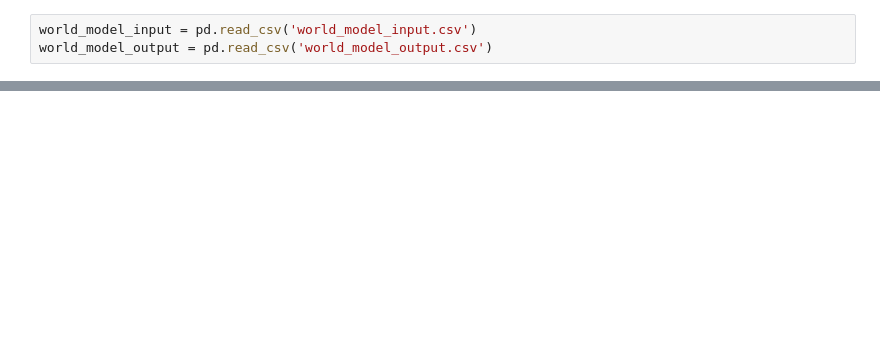
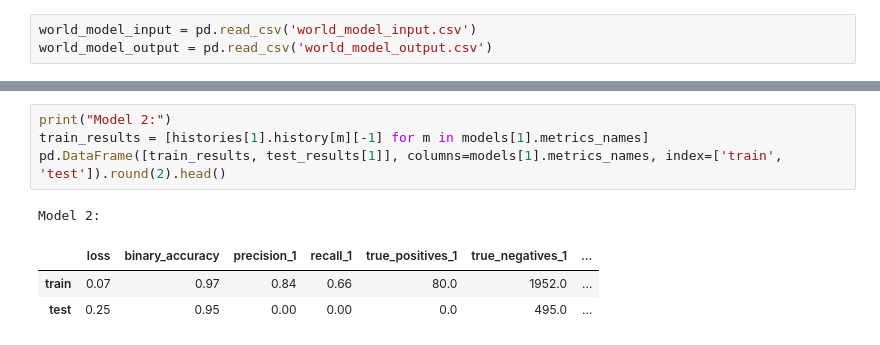
Before and after one commit to ethanharvey98/LLCPS, a Jupyter notebook: world_model.ipynb, the cells around one changed output, grey strips where cells are left out. Cells and saved outputs as stored; diff of their text form; blank space fills up the shorter version.

```diff
--- a/world_model.ipynb
+++ b/world_model.ipynb
@@ -82,0 +96,9 @@ mean_squared_error(y_test, model.predict(x_test))
+# %%
+print("Model 2:")
+train_results = [histories[1].history[m][-1] for m in models[1].metrics_names]
+pd.DataFrame([train_results, test_results[1]], columns=models[1].metrics_names, index=['train', 'test']).round(2).head()
+# %% [output]
+Model 2:
+|  | loss | binary_accuracy | precision_1 | recall_1 | true_positives_1 | true_negatives_1 | ... |
+| train | 0.07 | 0.97 | 0.84 | 0.66 | 80.0 | 1952.0 | ... |
+| test | 0.25 | 0.95 | 0.00 | 0.00 | 0.0 | 495.0 | ... |
```
Also changed, not shown: parts of 20 cells of this notebook, 3 other files.
